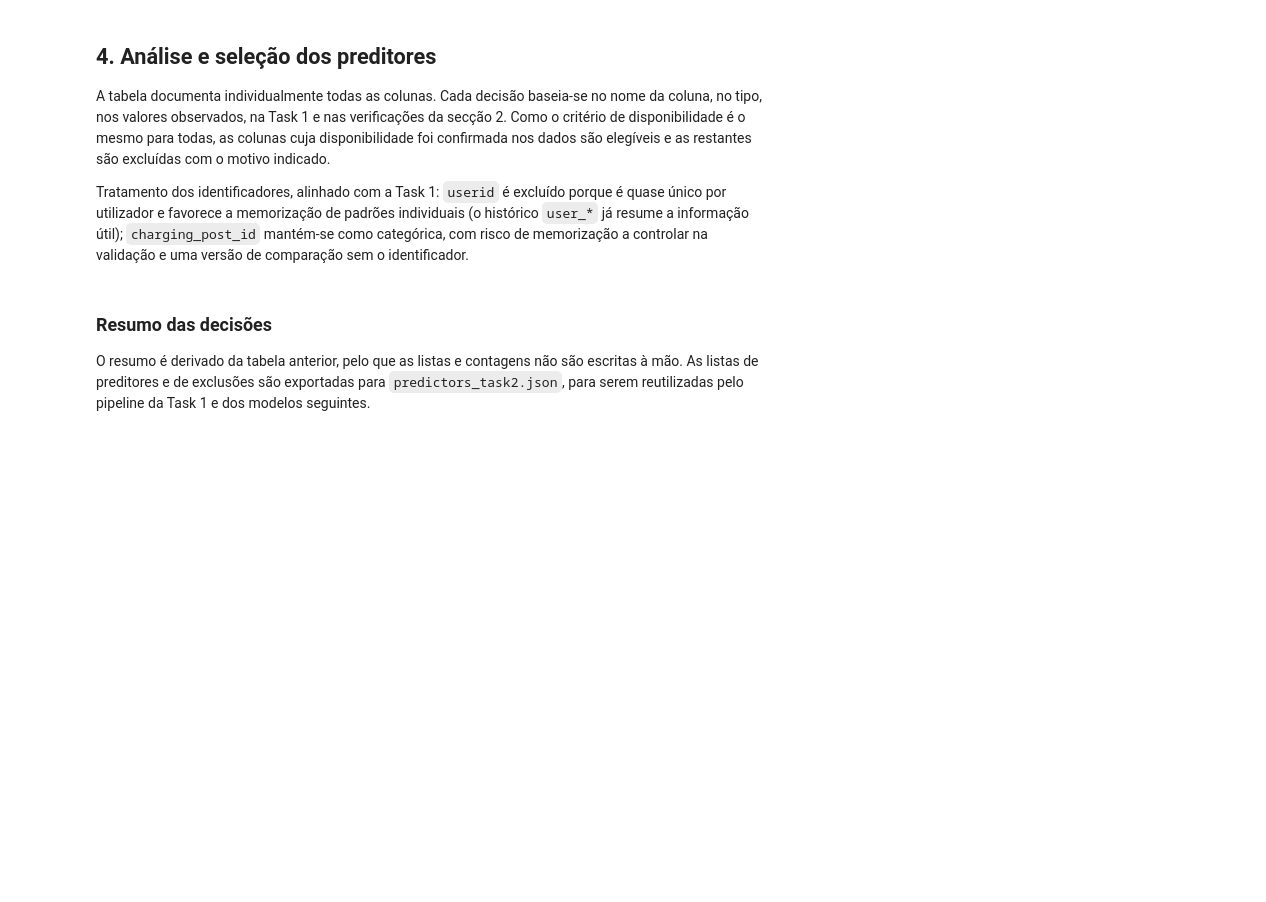
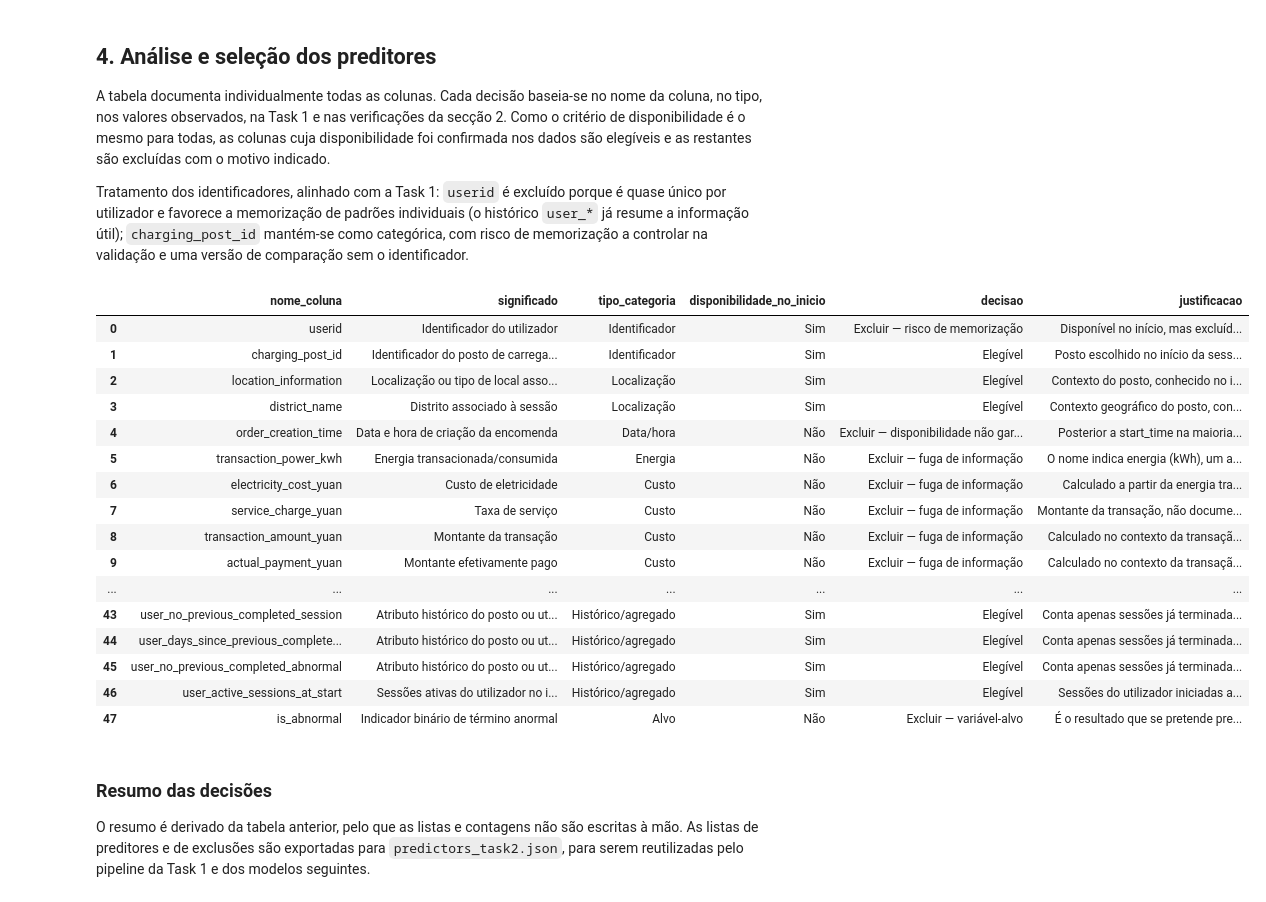
Before and after one commit to marianaCorreiia/MINDD-GPA-1260527-1211883-1231261, a Jupyter notebook: task2.ipynb, the cells around one changed output. Drawn from its saved outputs; the diff is of its cells as text; code cells hidden in the pictures; blank space fills up the shorter version.

```diff
--- a/task2.ipynb
+++ b/task2.ipynb
@@ -364,6 +482,7 @@ metadata = {
     ),
     "actual_payment_yuan": make_decision(
         "Excluir — fuga de informação", "Não", "Custo", "Montante efetivamente pago",
+        "Calculado no contexto da transação e dependente da sua conclusão.",
     ),
     "end_cause": make_decision(
         "Excluir — construção do alvo", "Não", "Construção do alvo",
@@ -411,33 +530,51 @@ for column in history_columns:
     metadata.setdefault(column, make_decision(
         "Elegível", "Sim", "Histórico/agregado", "Atributo histórico do posto ou utilizador",
         HISTORY_JUSTIFICATION,
     ))
 
 rows = []
 for column in df.columns:
     if column == "is_abnormal":
         info = make_decision(
             "Excluir — variável-alvo", "Não", "Alvo", "Indicador binário de término anormal",
             "É o resultado que se pretende prever e não pode ser preditor.",
         )
     elif column in metadata:
         info = metadata[column]
     else:
         info = make_decision(
             "Pendente de confirmação", "Por confirmar", "Não determinado",
             "O significado não pode ser confirmado apenas com a informação disponível",
             "É necessário confirmar o significado e a disponibilidade temporal antes de usar "
             "a coluna.",
         )
     rows.append({"nome_coluna": column, **info})
 
 predictor_decisions = pd.DataFrame(rows)
 display(
     predictor_decisions.style.set_properties(
         subset=["justificacao"],
         **{"white-space": "normal", "max-width": "500px", "min-width": "350px"},
     )
 )
+# %% [output]
+|  | nome_coluna | significado | tipo_categoria | disponibilidade_no_inicio | decisao | justificacao |
+| 0 | userid | Identificador do utilizador | Identificador | Sim | Excluir — risco de memorização | Disponível no início, mas excluíd... |
+| 1 | charging_post_id | Identificador do posto de carrega... | Identificador | Sim | Elegível | Posto escolhido no início da sess... |
+| 2 | location_information | Localização ou tipo de local asso... | Localização | Sim | Elegível | Contexto do posto, conhecido no i... |
+| 3 | district_name | Distrito associado à sessão | Localização | Sim | Elegível | Contexto geográfico do posto, con... |
+| 4 | order_creation_time | Data e hora de criação da encomenda | Data/hora | Não | Excluir — disponibilidade não gar... | Posterior a start_time na maioria... |
+| 5 | transaction_power_kwh | Energia transacionada/consumida | Energia | Não | Excluir — fuga de informação | O nome indica energia (kWh), um a... |
+| 6 | electricity_cost_yuan | Custo de eletricidade | Custo | Não | Excluir — fuga de informação | Calculado a partir da energia tra... |
+| 7 | service_charge_yuan | Taxa de serviço | Custo | Não | Excluir — fuga de informação | Montante da transação, não docume... |
+| 8 | transaction_amount_yuan | Montante da transação | Custo | Não | Excluir — fuga de informação | Calculado no contexto da transaçã... |
+| 9 | actual_payment_yuan | Montante efetivamente pago | Custo | Não | Excluir — fuga de informação | Calculado no contexto da transaçã... |
+| ... | ... | ... | ... | ... | ... | ... |
+| 43 | user_no_previous_completed_session | Atributo histórico do posto ou ut... | Histórico/agregado | Sim | Elegível | Conta apenas sessões já terminada... |
+| 44 | user_days_since_previous_complete... | Atributo histórico do posto ou ut... | Histórico/agregado | Sim | Elegível | Conta apenas sessões já terminada... |
+| 45 | user_no_previous_completed_abnormal | Atributo histórico do posto ou ut... | Histórico/agregado | Sim | Elegível | Conta apenas sessões já terminada... |
+| 46 | user_active_sessions_at_start | Sessões ativas do utilizador no i... | Histórico/agregado | Sim | Elegível | Sessões do utilizador iniciadas a... |
+| 47 | is_abnormal | Indicador binário de término anormal | Alvo | Não | Excluir — variável-alvo | É o resultado que se pretende pre... |
 # %% [markdown]
 ### Resumo das decisões
 
```
Also changed, not shown: parts of 8 cells of this notebook, 23 other files.
